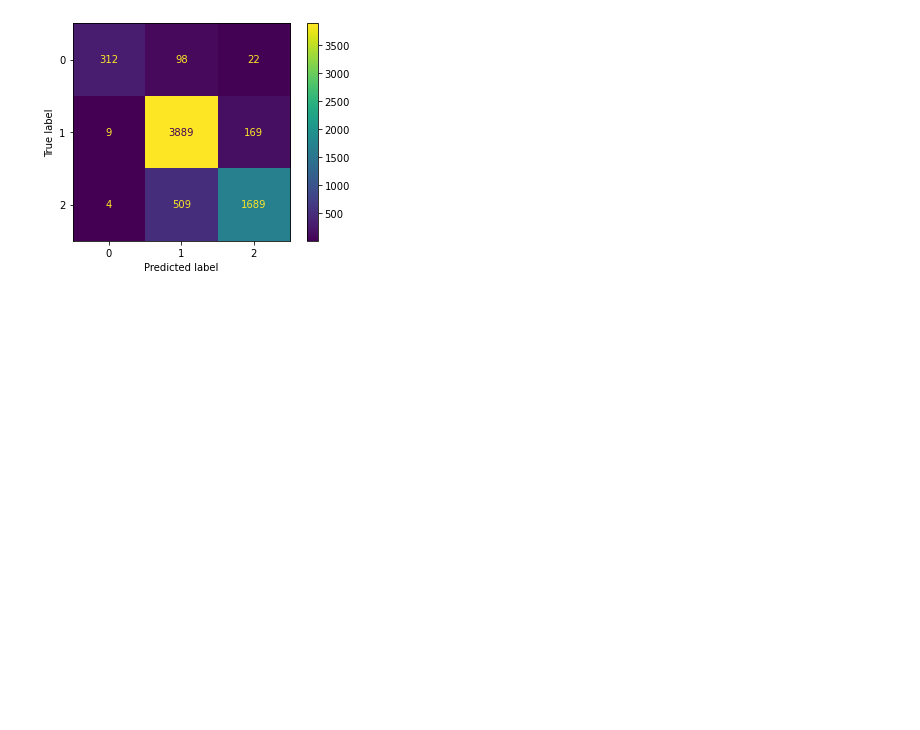
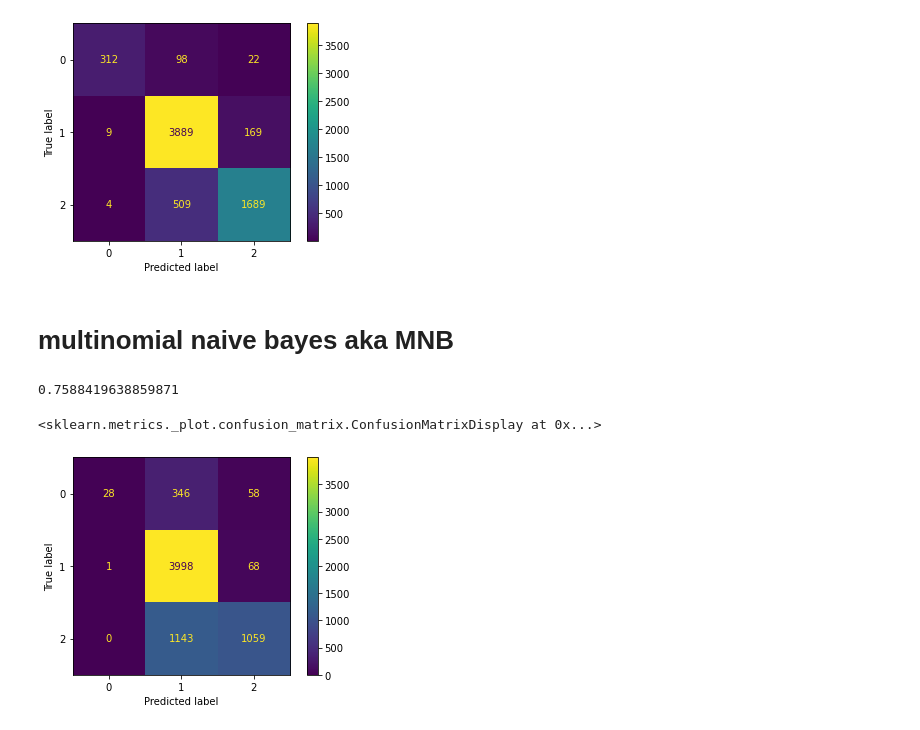
Before and after one commit to Ben-Gilbert333/Twitter_NLP, a Jupyter notebook: bobby_notebook.ipynb, the cells around one changed output. Saved outputs shown, nothing was run; the diff lists cells and outputs as text; code cells hidden in the pictures; blank space fills up the shorter version.

```diff
--- a/bobby_notebook.ipynb
+++ b/bobby_notebook.ipynb
@@ -419,3 +411,28 @@ ConfusionMatrixDisplay(cf).plot()
 # %% [output]
 <sklearn.metrics._plot.confusion_matrix.ConfusionMatrixDisplay at 0x...>
 [figure]
+# %% [markdown]
+# multinomial naive bayes aka MNB
+# %%
+from sklearn.naive_bayes import MultinomialNB
+from sklearn.feature_extraction.text import CountVectorizer, TfidfVectorizer,\
+HashingVectorizer
+
+tfidf = TfidfVectorizer()
+tfidf.fit(X_train, y_train)
+X_train_vec = tfidf.transform(X_train)
+X_test_vec = tfidf.transform(X_test)
+
+#MNB
+mnb = MultinomialNB()
+mnb.fit(X_train_vec, y_train)
+
+y_pred = mnb.predict(X_train_vec)
+print(accuracy_score(y_train, y_pred))
+
+cf = confusion_matrix(y_train, y_pred)
+ConfusionMatrixDisplay(cf).plot()
+# %% [output]
+0.7588419638859871
+<sklearn.metrics._plot.confusion_matrix.ConfusionMatrixDisplay at 0x...>
+[figure, added]
```
Also changed, not shown: parts of 14 cells of this notebook.
